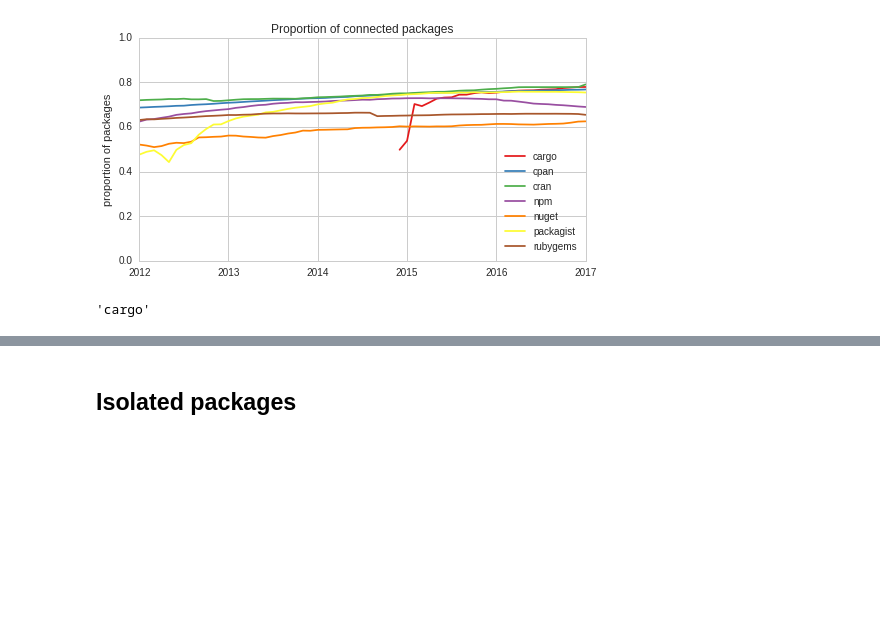
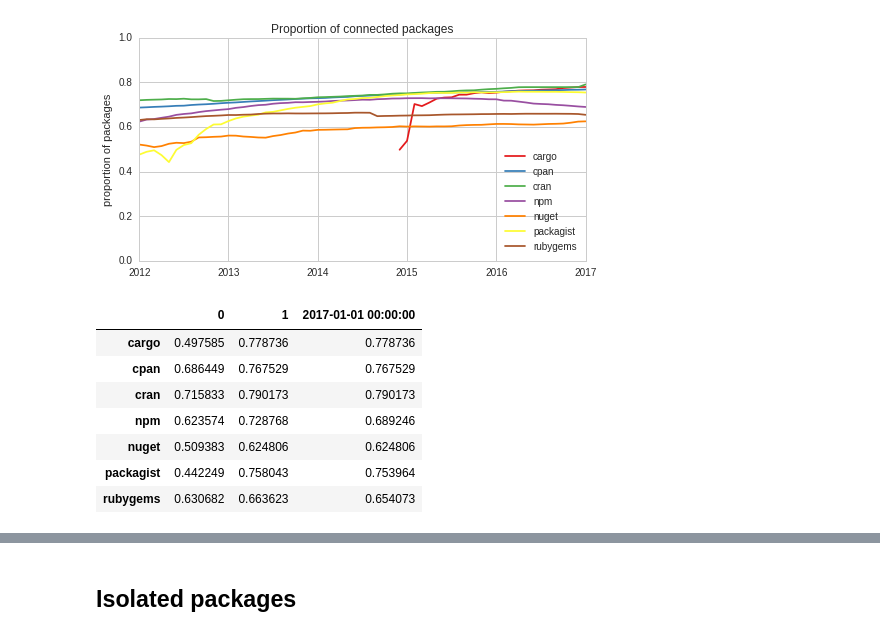
Before and after one commit to AlexandreDecan/ecos-emse, a Jupyter notebook: notebooks/Graphs metrics.ipynb, the cells around one changed output, grey strips where cells are left out. Saved outputs shown, nothing was run; the diff lists cells and outputs as text; code cells hidden in the pictures; blank space fills up the shorter version.

```diff
--- a/notebooks/Graphs metrics.ipynb
+++ b/notebooks/Graphs metrics.ipynb
@@ -407,11 +405,17 @@ ax.set(
 savefig(figure, 'graph_prop_connected_packages')
 # %% [output]
 [figure]
-# %%
-ax.legend().get_texts()[0]
-_.get_text()
-# %% [output]
-'cargo'
+# %%
+pandas.concat([df_connected.min(), df_connected.max(), df_connected.iloc[-1]], axis=1)
+# %% [output]
+|  | 0 | 1 | 2017-01-01 00:00:00 |
+| cargo | 0.497585 | 0.778736 | 0.778736 |
+| cpan | 0.686449 | 0.767529 | 0.767529 |
+| cran | 0.715833 | 0.790173 | 0.790173 |
+| npm | 0.623574 | 0.728768 | 0.689246 |
+| nuget | 0.509383 | 0.624806 | 0.624806 |
+| packagist | 0.442249 | 0.758043 | 0.753964 |
+| rubygems | 0.630682 | 0.663623 | 0.654073 |
 # %%
 figure, ax = matplotlib.pyplot.subplots()
 figure.set_size_inches(FIG_SIZE)
```
Also changed, not shown: parts of 7 cells of this notebook, 2 other files.
